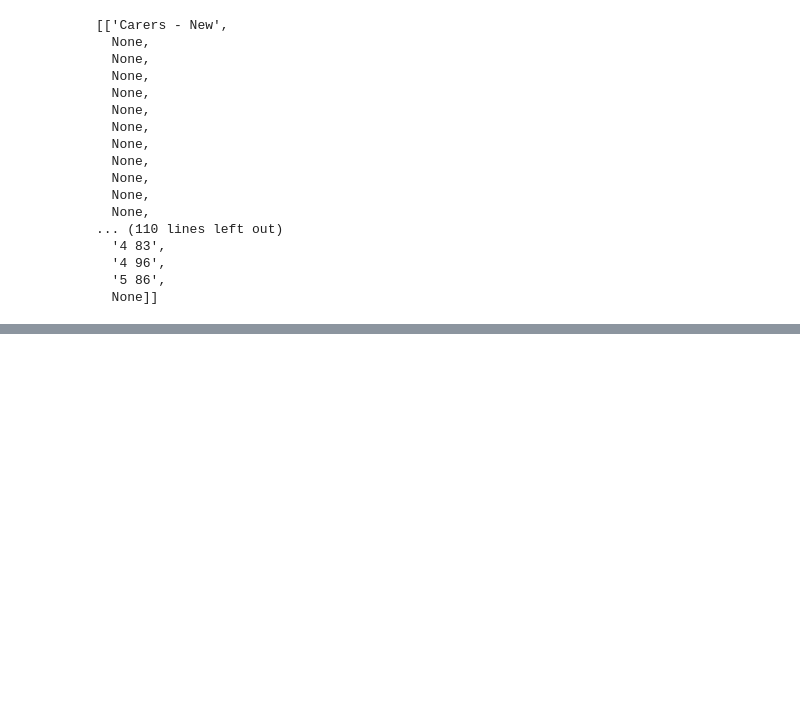
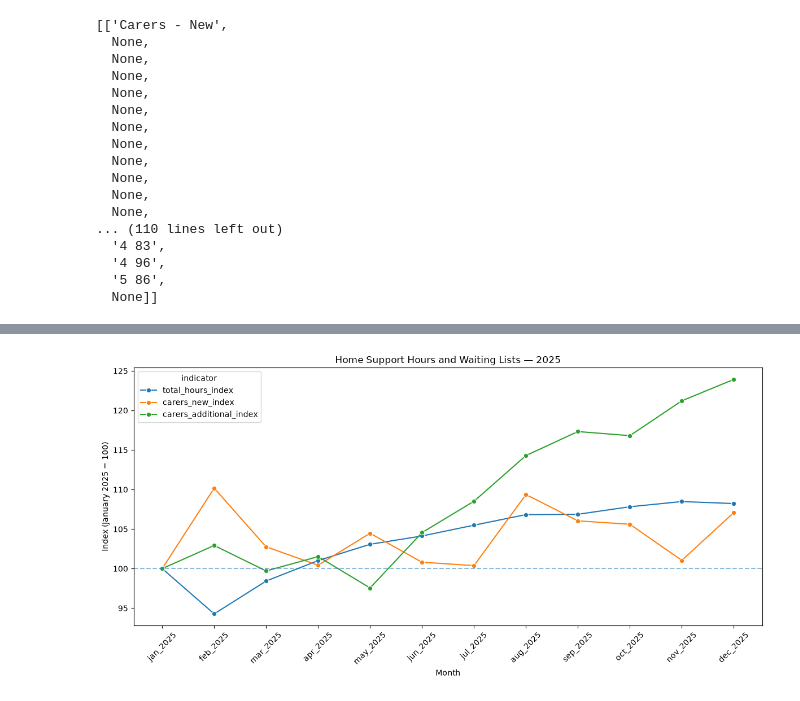
Before and after one commit to thaisCrtn/healthcare-operations-intelligence-ireland, a Jupyter notebook: notebooks/02_home_care_operations.ipynb, the cells around one changed output, grey strips where cells are left out. Cells and saved outputs as stored; diff of their text form; code cells hidden in the pictures; blank space fills up the shorter version.

```diff
--- a/notebooks/02_home_care_operations.ipynb
+++ b/notebooks/02_home_care_operations.ipynb
@@ -122,0 +998,6 @@ tables[0]
+# %%
+df_home_care_index['carers_new_index'] = (
+    df_home_care_index['carers_new'] / df_home_care_index.loc[0, 'carers_new']
+) * 100
+
+df_home_care_index
@@ -122,0 +1018,6 @@ tables[0]
+# %%
+df_home_care_index['carers_additional_index'] = (
+    df_home_care_index['carers_additional'] / df_home_care_index.loc[0, 'carers_additional']
+) * 100
+
+df_home_care_index
@@ -122,0 +1038,10 @@ tables[0]
+# %%
+df_home_care_plot = df_home_care_index[
+     ['month', 'total_hours_index', 'carers_new_index', 'carers_additional_index']
+].melt(
+    id_vars='month',
+    var_name='indicator',
+    value_name='index'
+)
+
+df_home_care_plot.head()
@@ -122,0 +1055,22 @@ tables[0]
+# %%
+plt.figure(figsize=(12, 6))
+
+sns.lineplot(
+    data=df_home_care_plot,
+    x='month',
+    y='index',
+    hue='indicator',
+    marker='o'
+)
+
+plt.axhline(y=100, linestyle='--', alpha=0.5)
+
+plt.title('Home Support Hours and Waiting Lists — 2025')
+plt.xlabel('Month')
+plt.ylabel('Index (January 2025 = 100)')
+plt.xticks(rotation=45)
+plt.tight_layout()
+
+plt.show()
+# %% [output]
+[figure, added]
```
Also changed, not shown: parts of 56 cells of this notebook.
